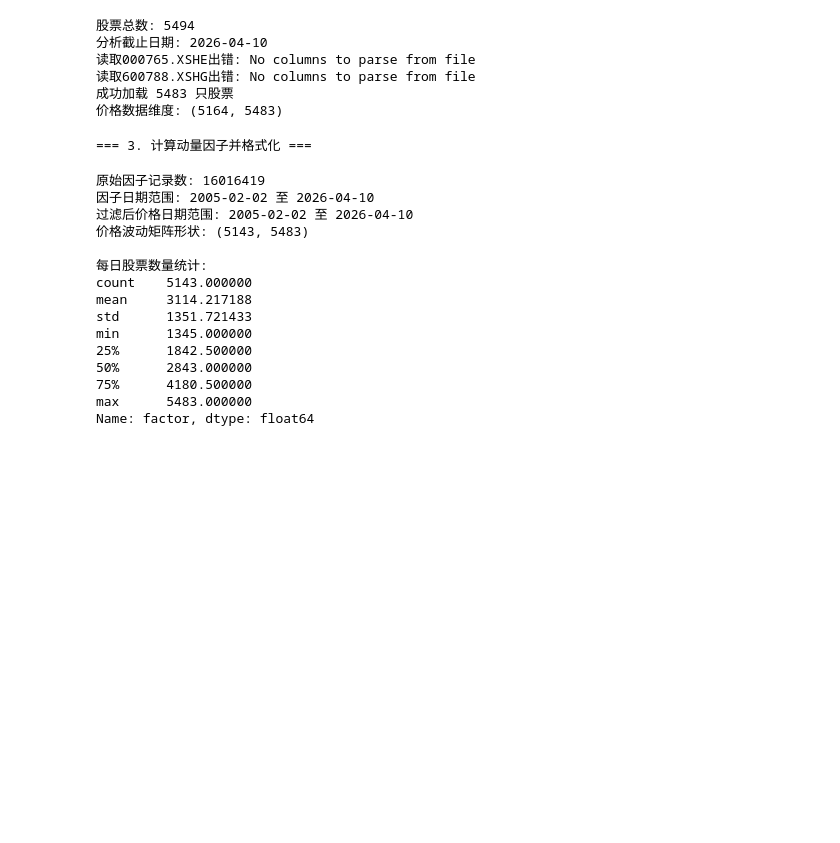
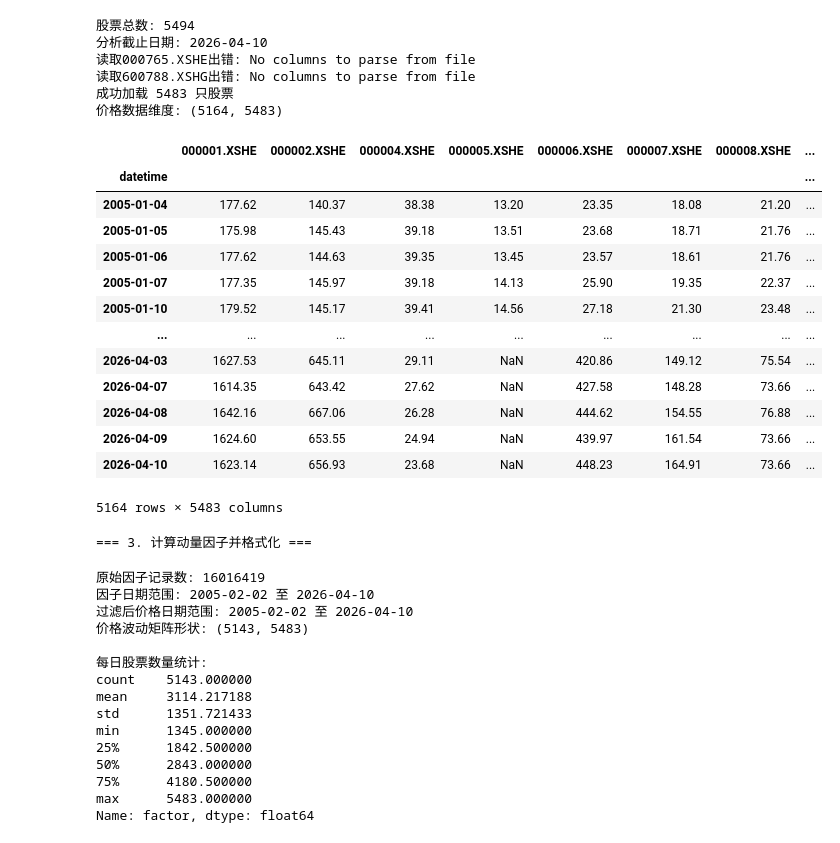
Before and after one commit to linerrrrrrr/Latitude_Alpha_Generator, a Jupyter notebook: testing_02.ipynb, the cells around one changed output. Drawn from its saved outputs; the diff is of its cells as text; code cells hidden in the pictures; blank space fills up the shorter version.

```diff
--- a/testing_02.ipynb
+++ b/testing_02.ipynb
@@ -152,6 +134,23 @@ print(f"价格数据维度: {prices.shape}")
 读取600788.XSHG出错: No columns to parse from file
 成功加载 5483 只股票
 价格数据维度: (5164, 5483)
+# %%
+prices
+# %% [output]
+|  | 000001.XSHE | 000002.XSHE | 000004.XSHE | 000005.XSHE | 000006.XSHE | 000007.XSHE | 000008.XSHE | ... |
+| datetime |  |  |  |  |  |  |  | ... |
+| 2005-01-04 | 177.62 | 140.37 | 38.38 | 13.20 | 23.35 | 18.08 | 21.20 | ... |
+| 2005-01-05 | 175.98 | 145.43 | 39.18 | 13.51 | 23.68 | 18.71 | 21.76 | ... |
+| 2005-01-06 | 177.62 | 144.63 | 39.35 | 13.45 | 23.57 | 18.61 | 21.76 | ... |
+| 2005-01-07 | 177.35 | 145.97 | 39.18 | 14.13 | 25.90 | 19.35 | 22.37 | ... |
+| 2005-01-10 | 179.52 | 145.17 | 39.41 | 14.56 | 27.18 | 21.30 | 23.48 | ... |
+| ... | ... | ... | ... | ... | ... | ... | ... | ... |
+| 2026-04-03 | 1627.53 | 645.11 | 29.11 | NaN | 420.86 | 149.12 | 75.54 | ... |
+| 2026-04-07 | 1614.35 | 643.42 | 27.62 | NaN | 427.58 | 148.28 | 73.66 | ... |
+| 2026-04-08 | 1642.16 | 667.06 | 26.28 | NaN | 444.62 | 154.55 | 76.88 | ... |
+| 2026-04-09 | 1624.60 | 653.55 | 24.94 | NaN | 439.97 | 161.54 | 73.66 | ... |
+| 2026-04-10 | 1623.14 | 656.93 | 23.68 | NaN | 448.23 | 164.91 | 73.66 | ... |
+5164 rows × 5483 columns
 # %%
 # ==================== 3. 计算动量因子（关键修复） ====================
 print("\n=== 3. 计算动量因子并格式化 ===")
```
Also changed, not shown: parts of 1 cell of this notebook, 1 other file.
